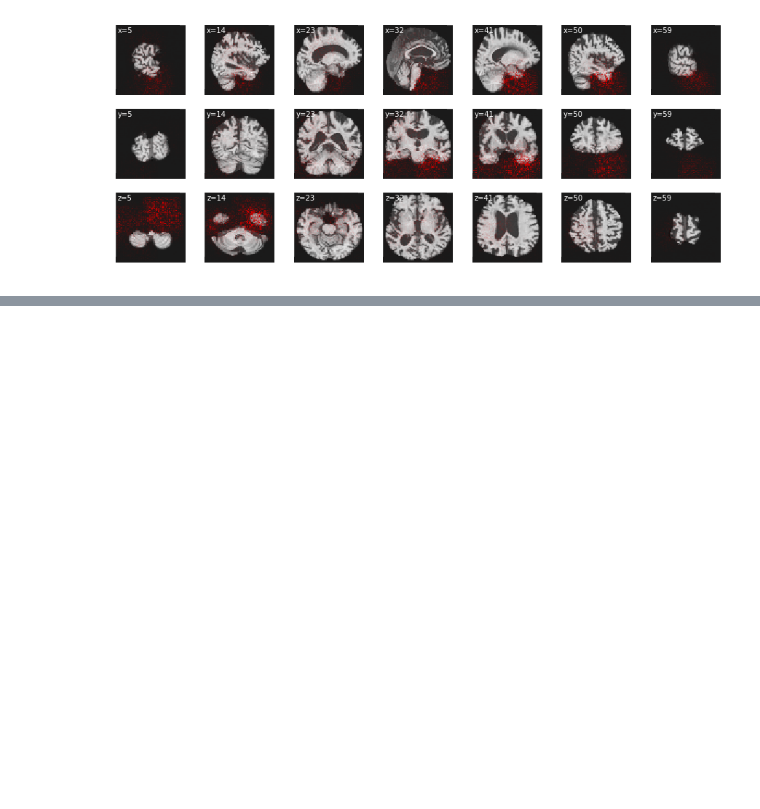
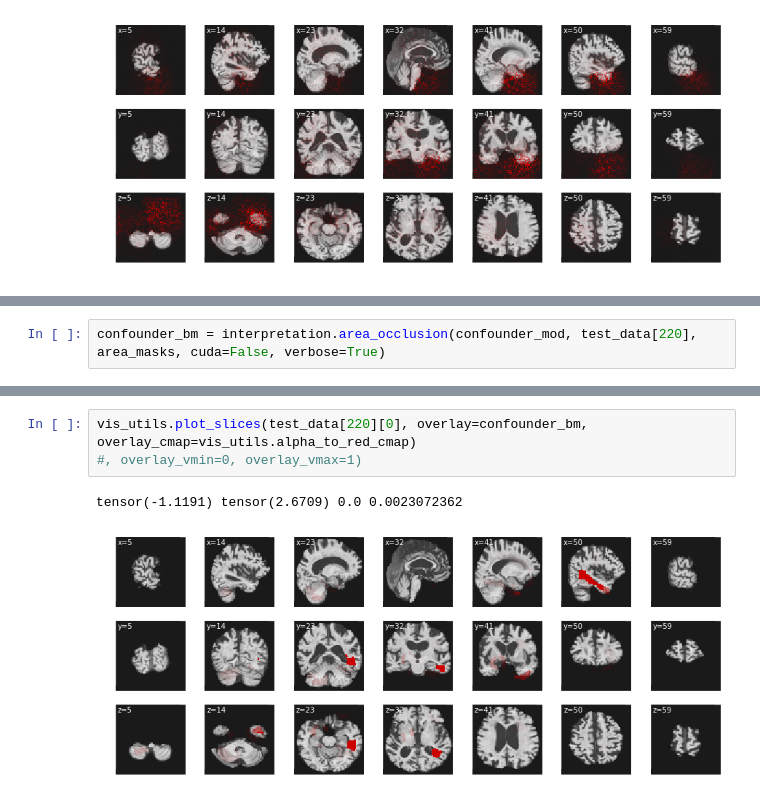
Before and after one commit to kathyfan/cs231n-adni, a Jupyter notebook: new_code/glm.ipynb, the cells around one changed output, grey strips where cells are left out. Drawn from its saved outputs; the diff is of its cells as text; blank space fills up the shorter version.

```diff
--- a/new_code/glm.ipynb
+++ b/new_code/glm.ipynb
@@ -415,0 +529,2 @@ tensor(-1.1191) tensor(2.6709) 3.907985e-13 4.064317332086e-05
+# %%
+confounder_bm = interpretation.area_occlusion(confounder_mod, test_data[220], area_masks, cuda=False, verbose=True)
@@ -415,0 +558,6 @@ tensor(-1.1191) tensor(2.6709) 3.907985e-13 4.064317332086e-05
+# %%
+vis_utils.plot_slices(test_data[220][0], overlay=confounder_bm, overlay_cmap=vis_utils.alpha_to_red_cmap)
+#, overlay_vmin=0, overlay_vmax=1)
+# %% [output]
+tensor(-1.1191) tensor(2.6709) 0.0 0.0023072362
+[figure, added]
```
Also changed, not shown: parts of 14 cells of this notebook.
